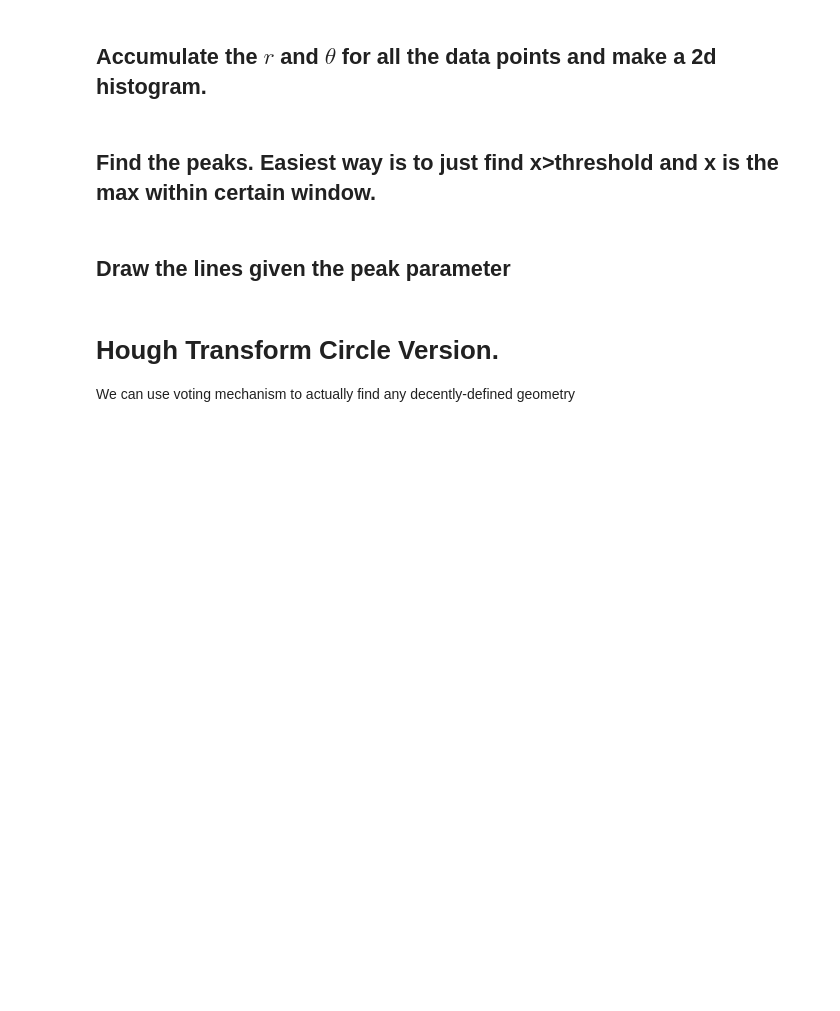
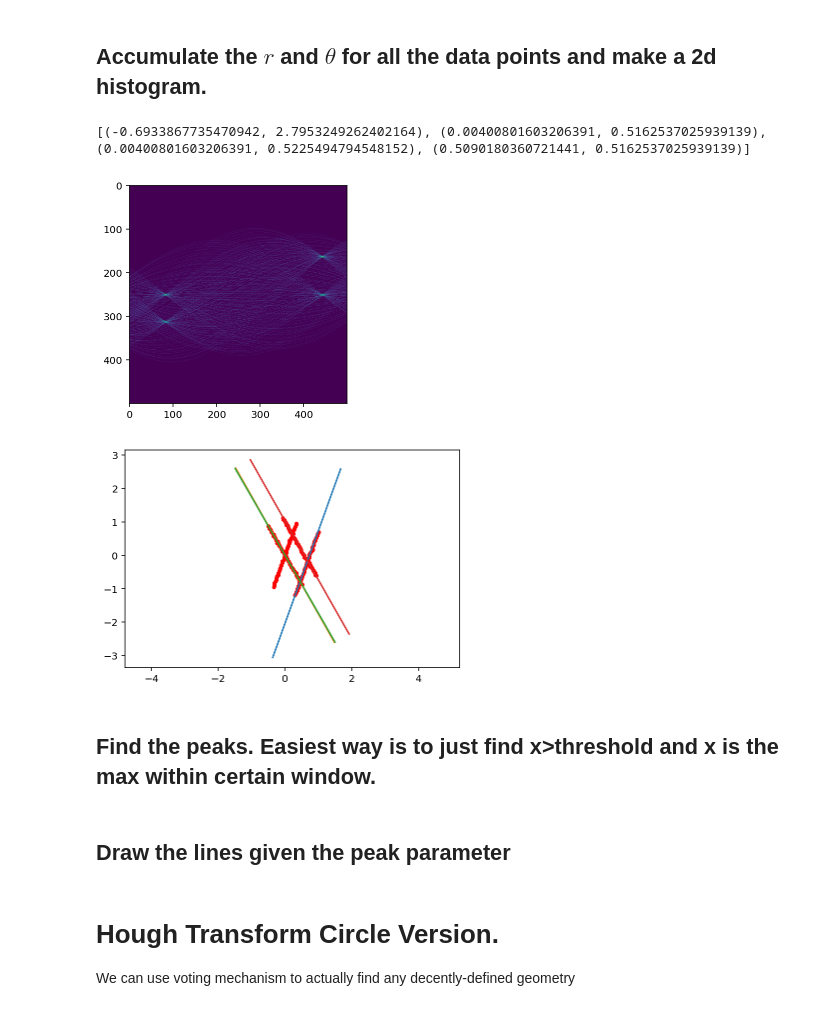
Before and after one commit to MUIC-Numerical-Methods-2018/extra-2-hough-transform, a Jupyter notebook: HoughTransform.ipynb, the cells around one changed output. Drawn from its saved outputs; the diff is of its cells as text; code cells hidden in the pictures; blank space fills up the shorter version.

```diff
--- a/HoughTransform.ipynb
+++ b/HoughTransform.ipynb
@@ -44,4 +78,50 @@ plt.plot(data[:, 0], data[:, 1], '.r')
 # %% [markdown]
 ## Accumulate the $r$ and $\theta$ for all the data points and make a 2d histogram.
+# %%
+from dataclasses import dataclass
+
+n_theta, n_r = 500, 500
+thetas = np.linspace(0, np.pi, n_theta)
+rs = np.linspace(-2, 2, n_r)
+
+votes = np.zeros((n_r, n_theta))
+
+for i_theta, (theta_left, theta_right) in enumerate(zip(thetas[:-1], thetas[1:])):
+    for d in data:
+        theta_mid = (theta_left + theta_right)/2
+        r = d @ np.array([np.cos(theta_mid), np.sin(theta_mid)])
+        i_r = np.searchsorted(rs, r)
+        #print(i_r)
+        votes[i_r, i_theta] += 1
+# %%
+plt.imshow(votes)
+
+threshold = 16
+
+good_r_thetas = []
+
+def plot_line(r, theta, t_min=-2, tmax=2):
+    xs = r*np.cos(theta) - np.sin(theta)*ts
+    ys = r*np.sin(theta) + np.cos(theta)*ts
+
+    plt.plot(xs, ys)
+    plt.axis('equal')
+
+for i_r, r in enumerate(rs):
+    for i_theta, theta in enumerate(thetas):
+        if votes[i_r, i_theta] > threshold:
+            good_r_thetas.append((r, theta))
+
+plt.figure()
+print(good_r_thetas)
+
+
+plt.plot(data[:, 0], data[:, 1], '.r')
+for r,theta in good_r_thetas:
+    plot_line(r, theta)
+# %% [output]
+[(-0.6933867735470942, 2.7953249262402164), (0.00400801603206391, 0.5162537025939139), (0.00400801603206391, 0.5225494794548152), (0.5090180360721441, 0.5162537025939139)]
+[figure, added]
+[figure, added]
 # %% [markdown]
 ## Find the peaks. Easiest way is to just find x>threshold and x is the max within certain window.
```
Also changed, not shown: parts of 3 cells of this notebook.
